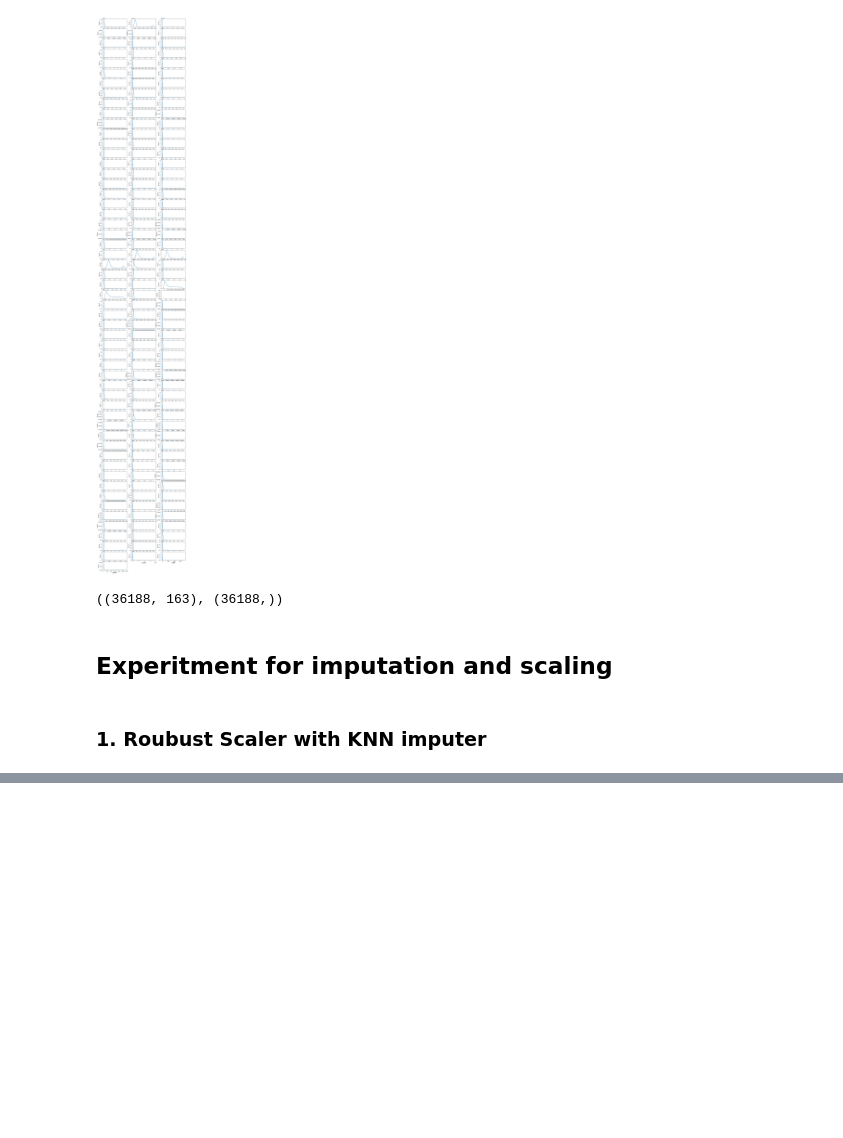
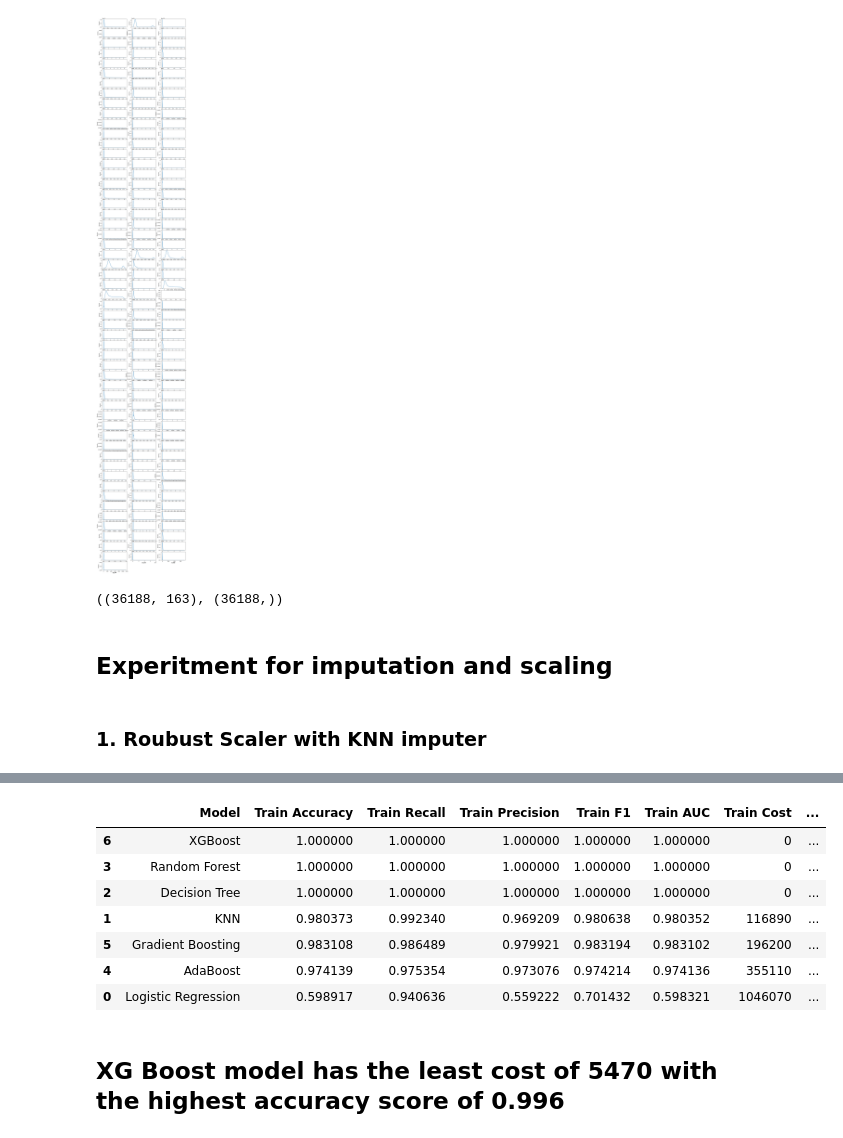
Before and after one commit to barney9545/livesensor, a Jupyter notebook: EDA.ipynb, the cells around one changed output, grey strips where cells are left out. Cells and saved outputs as stored; diff of their text form; code cells hidden in the pictures; blank space fills up the shorter version.

```diff
--- a/EDA.ipynb
+++ b/EDA.ipynb
@@ -273,0 +282,2 @@ array([0.72460484, 0.74466674])
+# %%
+x_knn = knn_pipeline.fit_transform(x)
@@ -273,0 +286,3 @@ array([0.72460484, 0.74466674])
+# %%
+smt = SMOTE(random_state=42,n_jobs=-1)
+x_smt,y_smt = smt.fit_resample(x_knn,y)
@@ -273,0 +291,13 @@ array([0.72460484, 0.74466674])
+# %%
+models = {
+    'Logistic Regression': LogisticRegression(),
+    'KNN': KNeighborsClassifier(),
+    'Decision Tree': DecisionTreeClassifier(),
+    'Random Forest': RandomForestClassifier(),
+    'AdaBoost': AdaBoostClassifier(),
+    'Gradient Boosting': GradientBoostingClassifier(),
+    'XGBoost': XGBClassifier(),
+
+}
+# %%
+df_result = evaluate_models(x_smt,y_smt,models)
@@ -273,0 +322,13 @@ array([0.72460484, 0.74466674])
+# %%
+df_result.sort_values(by=['Test Cost'],ascending=True)
+# %% [output]
+|  | Model | Train Accuracy | Train Recall | Train Precision | Train F1 | Train AUC | Train Cost | ... |
+| 6 | XGBoost | 1.000000 | 1.000000 | 1.000000 | 1.000000 | 1.000000 | 0 | ... |
+| 3 | Random Forest | 1.000000 | 1.000000 | 1.000000 | 1.000000 | 1.000000 | 0 | ... |
+| 2 | Decision Tree | 1.000000 | 1.000000 | 1.000000 | 1.000000 | 1.000000 | 0 | ... |
+| 1 | KNN | 0.980373 | 0.992340 | 0.969209 | 0.980638 | 0.980352 | 116890 | ... |
+| 5 | Gradient Boosting | 0.983108 | 0.986489 | 0.979921 | 0.983194 | 0.983102 | 196200 | ... |
+| 4 | AdaBoost | 0.974139 | 0.975354 | 0.973076 | 0.974214 | 0.974136 | 355110 | ... |
+| 0 | Logistic Regression | 0.598917 | 0.940636 | 0.559222 | 0.701432 | 0.598321 | 1046070 | ... |
+# %% [markdown]
+## XG Boost model has the least cost of 5470 with the highest accuracy score of 0.996
```
Also changed, not shown: parts of 10 cells of this notebook.
